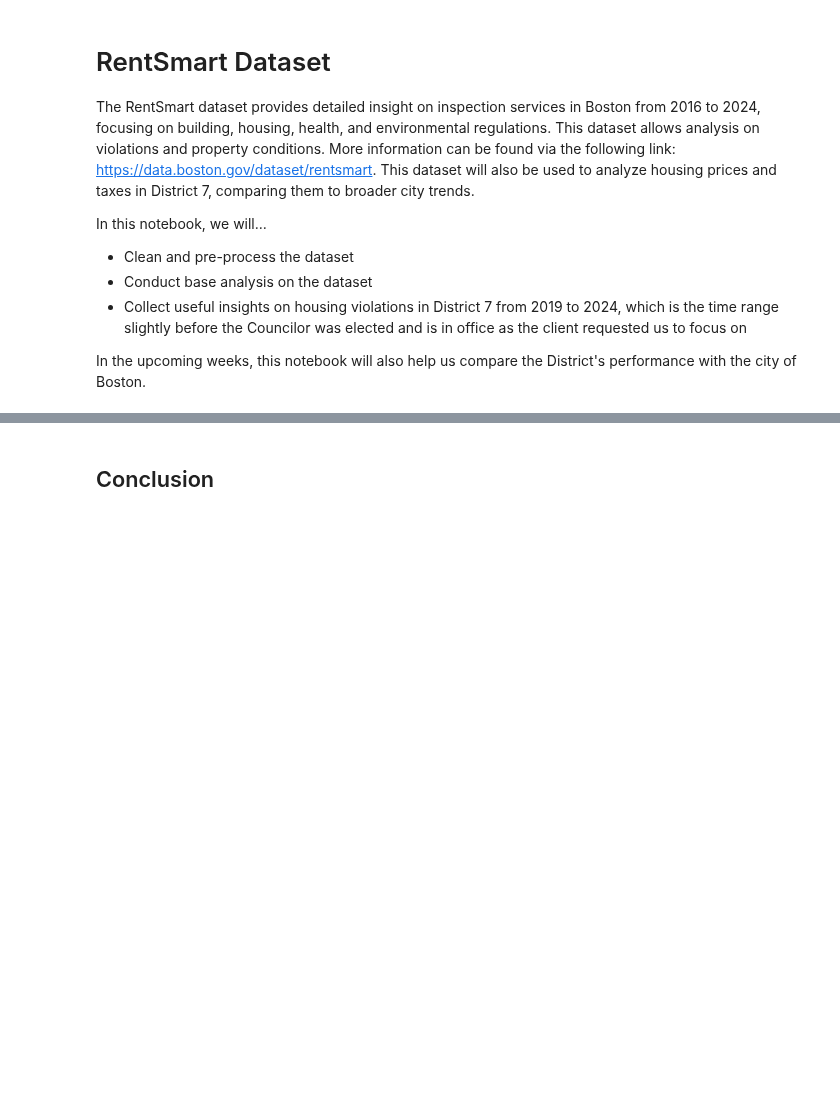
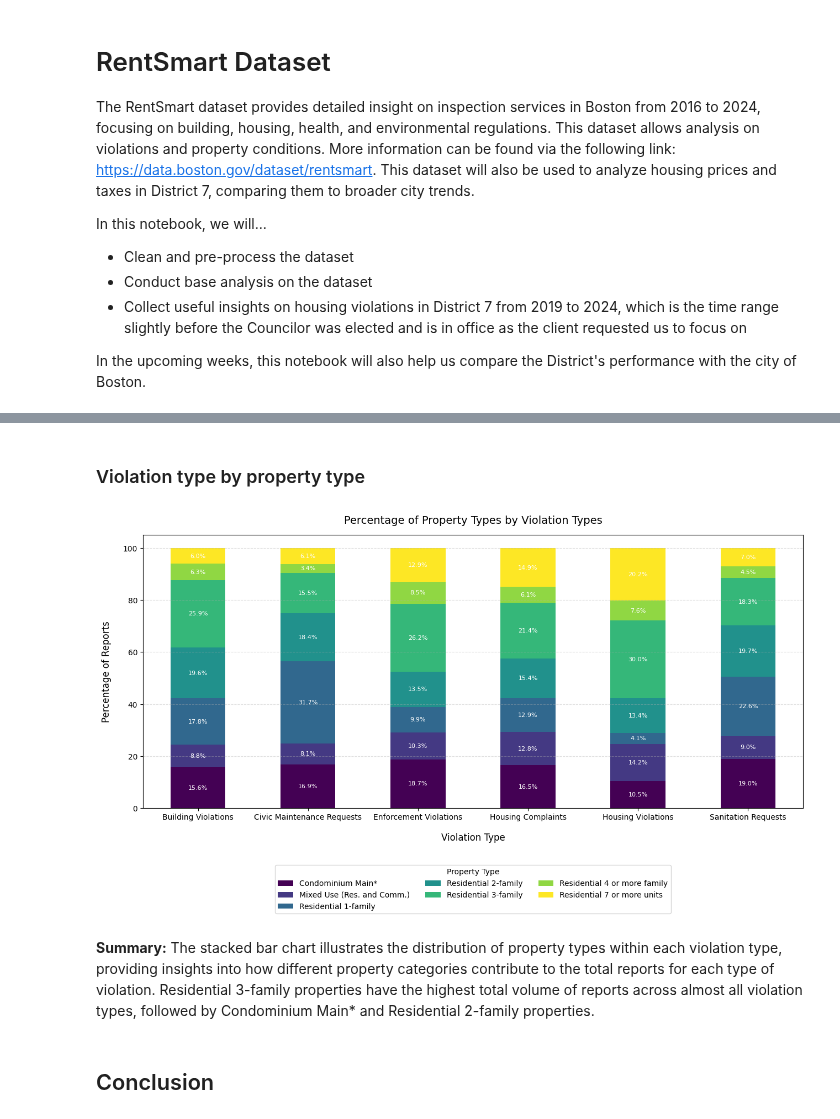
Before and after one commit to BU-Spark/ds-bcc-tania-fernandes-d7, a Jupyter notebook: fa24-team-b/housing/notebooks/d7-rentsmart.ipynb, the cells around one changed output, grey strips where cells are left out. Drawn from its saved outputs; the diff is of its cells as text; code cells hidden in the pictures; blank space fills up the shorter version.

```diff
--- a/fa24-team-b/housing/notebooks/d7-rentsmart.ipynb
+++ b/fa24-team-b/housing/notebooks/d7-rentsmart.ipynb
@@ -142,3 +274,35 @@ plt.show()
+# %% [markdown]
+### Violation type by property type
+# %%
+violation_by_property_counts = df.groupby(["violation_type", "property_type"]).size().unstack(fill_value=0)
+percentages = violation_by_property_counts.div(violation_by_property_counts.sum(axis=1), axis=0) * 100
+# %%
+ax = percentages.plot(kind="bar", stacked=True, figsize=(13, 8), colormap="viridis")
+
+plt.title("Percentage of Property Types by Violation Types", fontsize=14, pad=15)
+plt.xlabel("Violation Type", fontsize=12, labelpad=15)
+plt.ylabel("Percentage of Reports", fontsize=12, labelpad=15)
+plt.xticks(rotation=0, ha="center", fontsize=10)
+plt.legend(title="Property Type", bbox_to_anchor=(0.5, -0.4), loc="lower center", fontsize=10, ncol=3)
+plt.grid(axis='y', linestyle='--', alpha=0.4)
+
+for i, bar_group in enumerate(ax.containers):
+    for bar in bar_group:
+        height = bar.get_height()
+        if height > 0:
+            ax.text(
+                bar.get_x() + bar.get_width() / 2,
+                bar.get_y() + height / 2,
+                f'{height:.1f}%',
+                ha='center', va='center', fontsize=8, color='white'
+            )
+
+plt.tight_layout()
+plt.show()
+# %% [output]
+[figure, added]
+# %% [markdown]
+**Summary:** The stacked bar chart illustrates the distribution of property types within each violation type, providing insights into how different property categories contribute to the total reports for each type of violation. Residential 3-family properties have the highest total volume of reports across almost all violation types, followed by Condominium Main* and Residential 2-family properties.
 # %% [markdown]
 ## Conclusion
 # %% [markdown]
```
Also changed, not shown: parts of 36 cells of this notebook, 8 other files.
